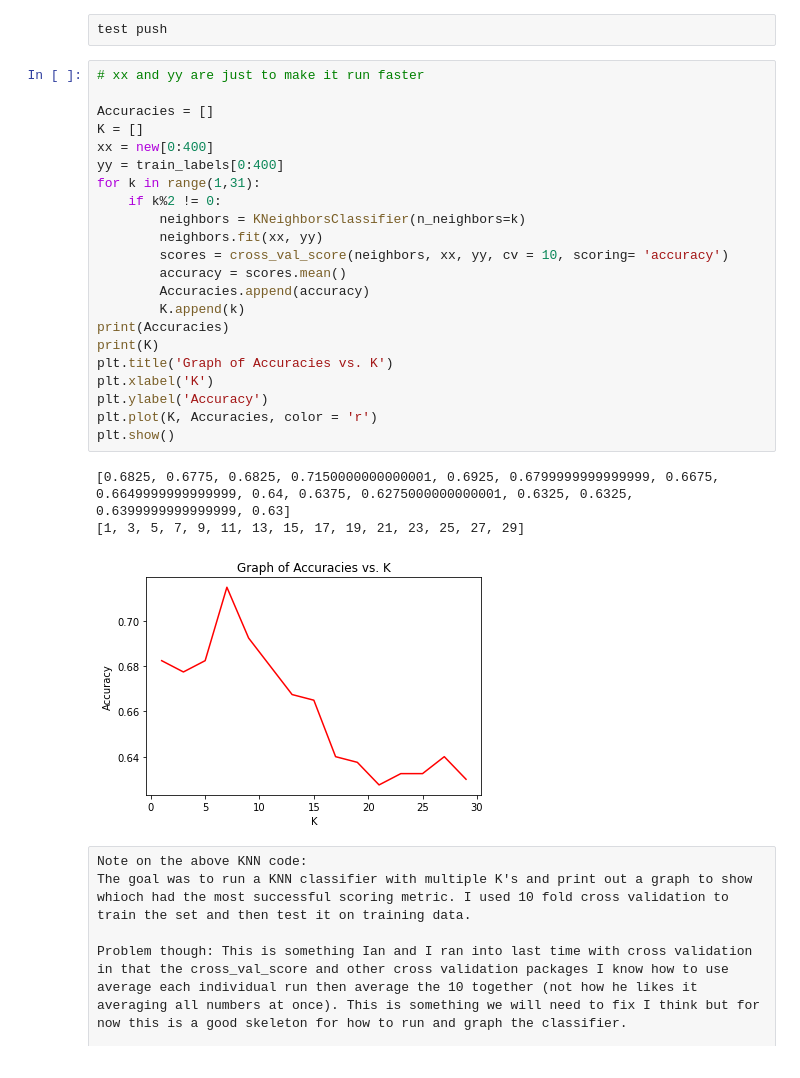
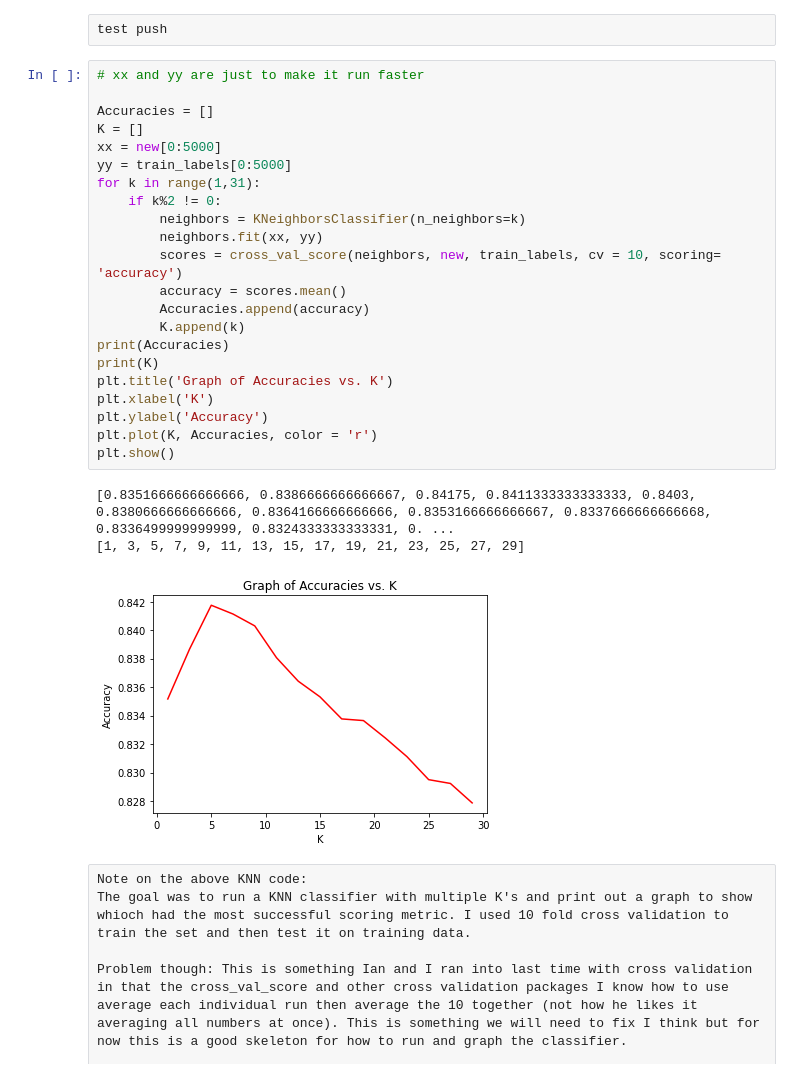
Before and after one commit to etgeorge/fashion, a Jupyter notebook: HW2.ipynb, the cells around one changed output. Cells and saved outputs as stored; diff of their text form.

Commit message:
idk if you can see the graph but this was run on all 60,000 (takes roughly 12 minutes of run time)

```diff
--- a/HW2.ipynb
+++ b/HW2.ipynb
@@ -190,29 +190,29 @@ test push
 # %%
 # xx and yy are just to make it run faster
 
 Accuracies = []
 K = []
-xx = new[0:400]
-yy = train_labels[0:400]
+xx = new[0:5000]
+yy = train_labels[0:5000]
 for k in range(1,31):
     if k%2 != 0:
         neighbors = KNeighborsClassifier(n_neighbors=k)
         neighbors.fit(xx, yy)
-        scores = cross_val_score(neighbors, xx, yy, cv = 10, scoring= 'accuracy')
+        scores = cross_val_score(neighbors, new, train_labels, cv = 10, scoring= 'accuracy')
         accuracy = scores.mean()
         Accuracies.append(accuracy)
         K.append(k)
 print(Accuracies)
 print(K)
 plt.title('Graph of Accuracies vs. K')
 plt.xlabel('K')
 plt.ylabel('Accuracy')
 plt.plot(K, Accuracies, color = 'r')
 plt.show()
 # %% [output]
-[0.6825, 0.6775, 0.6825, 0.7150000000000001, 0.6925, 0.6799999999999999, 0.6675, 0.6649999999999999, 0.64, 0.6375, 0.6275000000000001, 0.6325, 0.6325, 0.6399999999999999, 0.63]
+[0.8351666666666666, 0.8386666666666667, 0.84175, 0.8411333333333333, 0.8403, 0.8380666666666666, 0.8364166666666666, 0.8353166666666667, 0.8337666666666668, 0.8336499999999999, 0.8324333333333331, 0. ...
 [1, 3, 5, 7, 9, 11, 13, 15, 17, 19, 21, 23, 25, 27, 29]
-[figure, old version]
+[figure, new version]
 # %% [raw]
 Note on the above KNN code:
 The goal was to run a KNN classifier with multiple K's and print out a graph to show whioch had the most successful scoring metric. I used 10 fold cross validation to train the set and then test it on training data.
```
Also changed, not shown: parts of 4 cells of this notebook.
